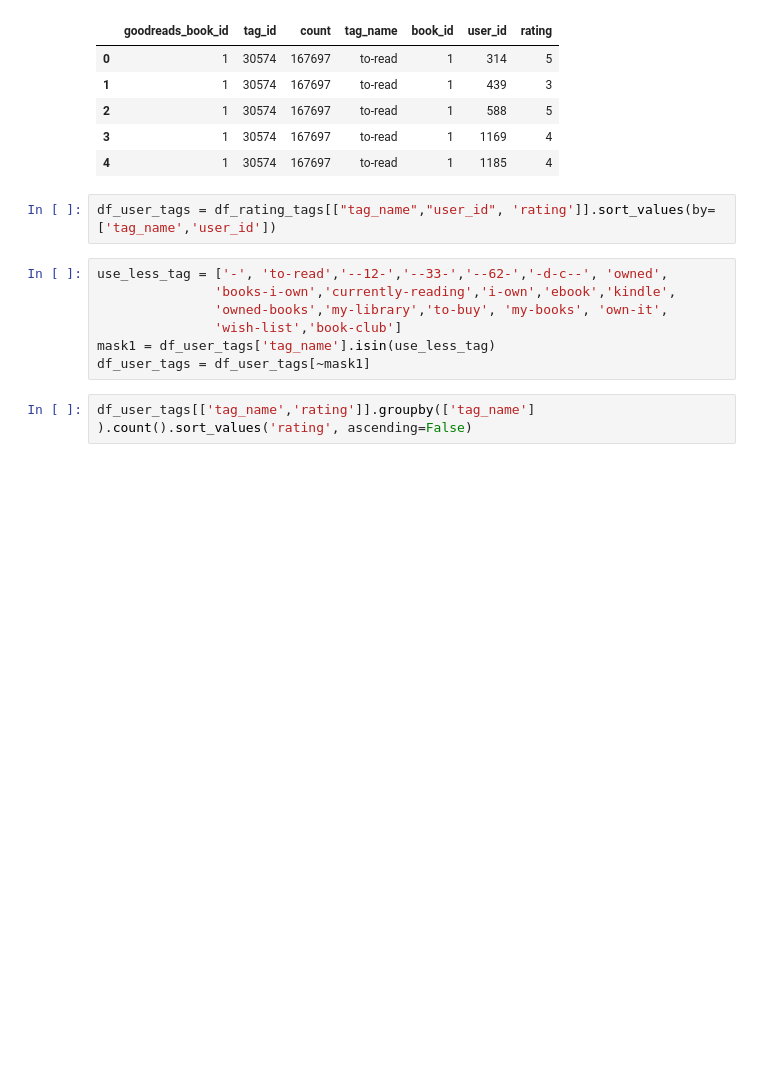
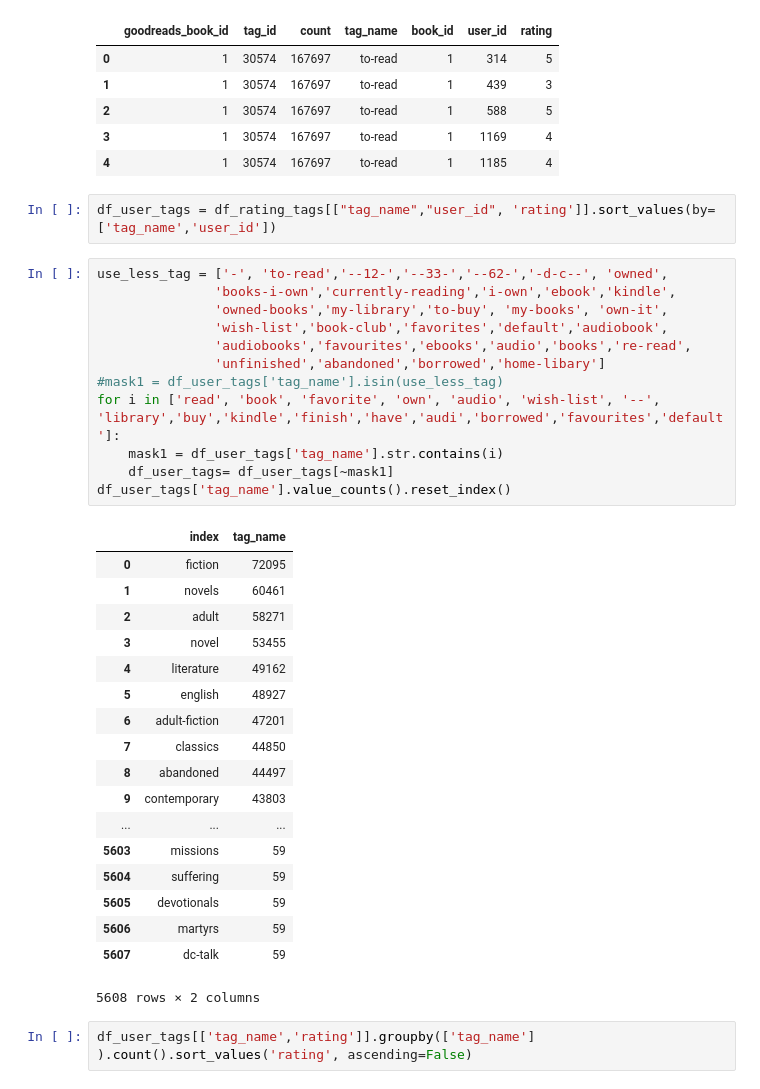
Before and after one commit to Aidan-Jared/What-Genre-Should-I-Like, a Jupyter notebook: Capstone1.ipynb, the cells around one changed output. Cells and saved outputs as stored; diff of their text form; blank space fills up the shorter version.

```diff
--- a/Capstone1.ipynb
+++ b/Capstone1.ipynb
@@ -67,10 +67,34 @@ df_user_tags = df_rating_tags[["tag_name","user_id", 'rating']].sort_values(by=[
 # %%
 use_less_tag = ['-', 'to-read','--12-','--33-','--62-','-d-c--', 'owned',
                'books-i-own','currently-reading','i-own','ebook','kindle',
                'owned-books','my-library','to-buy', 'my-books', 'own-it',
-               'wish-list','book-club']
-mask1 = df_user_tags['tag_name'].isin(use_less_tag)
-df_user_tags = df_user_tags[~mask1]
+               'wish-list','book-club','favorites','default','audiobook',
+               'audiobooks','favourites','ebooks','audio','books','re-read',
+               'unfinished','abandoned','borrowed','home-libary']
+#mask1 = df_user_tags['tag_name'].isin(use_less_tag)
+for i in ['read', 'book', 'favorite', 'own', 'audio', 'wish-list', '--', 'library','buy','kindle','finish','have','audi','borrowed','favourites','default']:
+    mask1 = df_user_tags['tag_name'].str.contains(i)
+    df_user_tags= df_user_tags[~mask1]
+df_user_tags['tag_name'].value_counts().reset_index()
+# %% [output]
+|  | index | tag_name |
+| 0 | fiction | 72095 |
+| 1 | novels | 60461 |
+| 2 | adult | 58271 |
+| 3 | novel | 53455 |
+| 4 | literature | 49162 |
+| 5 | english | 48927 |
+| 6 | adult-fiction | 47201 |
+| 7 | classics | 44850 |
+| 8 | abandoned | 44497 |
+| 9 | contemporary | 43803 |
+| ... | ... | ... |
+| 5603 | missions | 59 |
+| 5604 | suffering | 59 |
+| 5605 | devotionals | 59 |
+| 5606 | martyrs | 59 |
+| 5607 | dc-talk | 59 |
+5608 rows × 2 columns
 # %%
 df_user_tags[['tag_name','rating']].groupby(['tag_name'] ).count().sort_values('rating', ascending=False)
 # %% [output]
```
Also changed, not shown: 2 other files.
